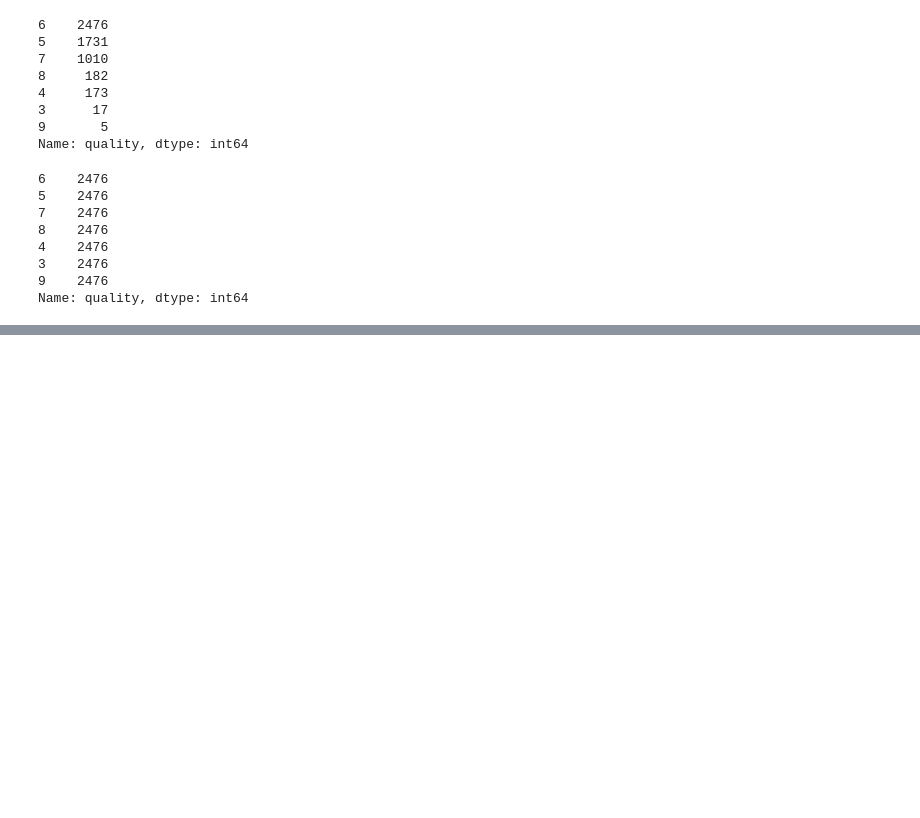
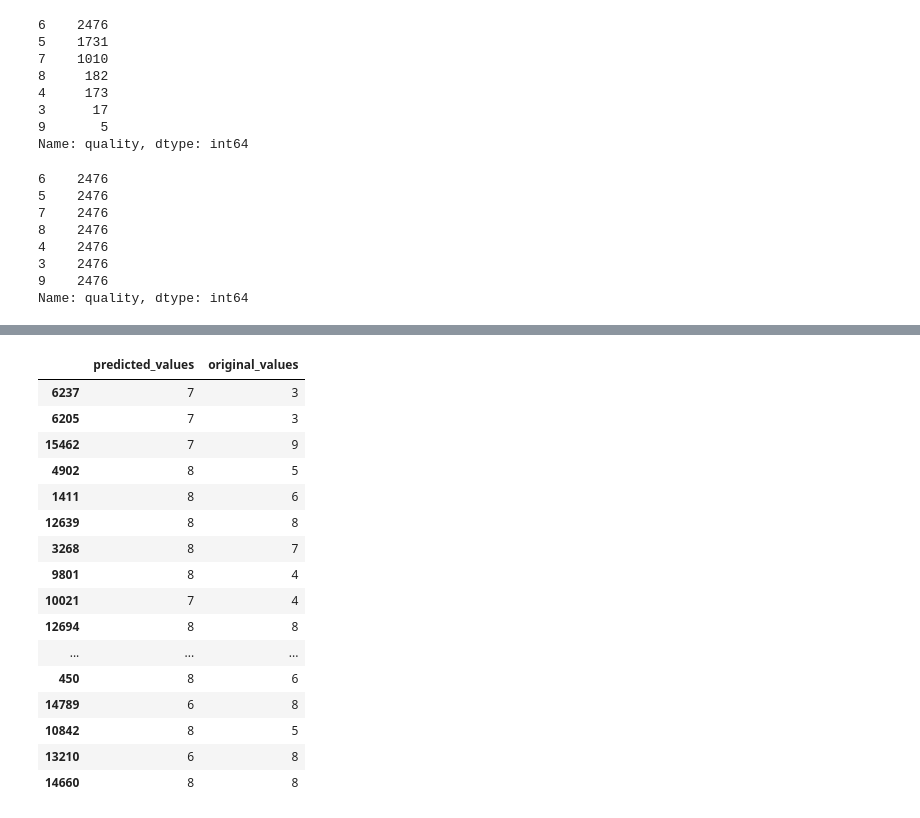
Before and after one commit to aishwarya-vyas/Wine-Quality-Prediction, a Jupyter notebook: Wine Quality Prediction.ipynb, the cells around one changed output, grey strips where cells are left out. Saved outputs shown, nothing was run; the diff lists cells and outputs as text; code cells hidden in the pictures; blank space fills up the shorter version.

```diff
--- a/Wine Quality Prediction.ipynb
+++ b/Wine Quality Prediction.ipynb
@@ -128,7 +128,7 @@ plt.tight_layout(pad=0.5, w_pad=0.7, h_pad=5.0)
 
 Q1_density = w['density'].quantile(0.25)
 Q3_density = w['density'].quantile(0.75)
-IQR = Q3 - Q1
+IQR =  Q3_density - Q1_density
 lower_limit_density = Q1_density - 1.5 * IQR
 upper_limit_density = Q3_density + 1.5 * IQR
 
@@ -239,3 +239,10 @@ y.value_counts()
 3    2476
 9    2476
 Name: quality, dtype: int64
+# %%
+#splitting the dataset into training and testing
+
+from sklearn.model_selection import cross_val_score, train_test_split
+x_train, x_test, y_train, y_test = train_test_split(X, y, test_size=0.25, random_state=42)
+
+print(x_train)
@@ -241,0 +267,11 @@ Name: quality, dtype: int64
+# %%
+from sklearn.preprocessing import MinMaxScaler
+from sklearn.metrics import mean_squared_error
+
+#we are normalizing it as it is unbalanced
+norm = MinMaxScaler()
+norm_fit = norm.fit(x_train)
+new_xtrain = norm_fit.transform(x_train)
+new_xtest = norm_fit.transform(x_test)
+
+print(new_xtrain)
@@ -241,0 +286,19 @@ Name: quality, dtype: int64
+# %%
+#we are using random forest classifier for wine quality prediction
+
+from sklearn.ensemble import RandomForestClassifier
+from sklearn.metrics import classification_report
+
+rnd = RandomForestClassifier()
+fit_rnd = rnd.fit(new_xtrain, y_train)
+y_predict = rnd.predict(new_xtest)
+
+#the score for the model
+rnd_score = rnd.score(new_xtest, y_test)
+print('Score: ', rnd_score*100)
+
+#the mse and rmse are calculated here
+rnd_MSE = mean_squared_error(y_test, y_predict)
+rnd_RMSE = np.sqrt(rnd_MSE)
+print('Mean Squared Error: ', rnd_MSE*100)
+print('Root Mean Squared Error: ', rnd_RMSE*100)
@@ -241,0 +325,24 @@ Name: quality, dtype: int64
+# %%
+#we created a list for the predicted values and displayed them in a dataframe
+
+x_predict = list(rnd.predict(x_test))
+predicted_wine = {'predicted_values': x_predict, 'original_values': y_test}
+pd.DataFrame(predicted_wine).head(20)
+# %% [output]
+|  | predicted_values | original_values |
+| 6237 | 7 | 3 |
+| 6205 | 7 | 3 |
+| 15462 | 7 | 9 |
+| 4902 | 8 | 5 |
+| 1411 | 8 | 6 |
+| 12639 | 8 | 8 |
+| 3268 | 8 | 7 |
+| 9801 | 8 | 4 |
+| 10021 | 7 | 4 |
+| 12694 | 8 | 8 |
+| ... | ... | ... |
+| 450 | 8 | 6 |
+| 14789 | 6 | 8 |
+| 10842 | 8 | 5 |
+| 13210 | 6 | 8 |
+| 14660 | 8 | 8 |
```
Also changed, not shown: parts of 4 cells of this notebook.
